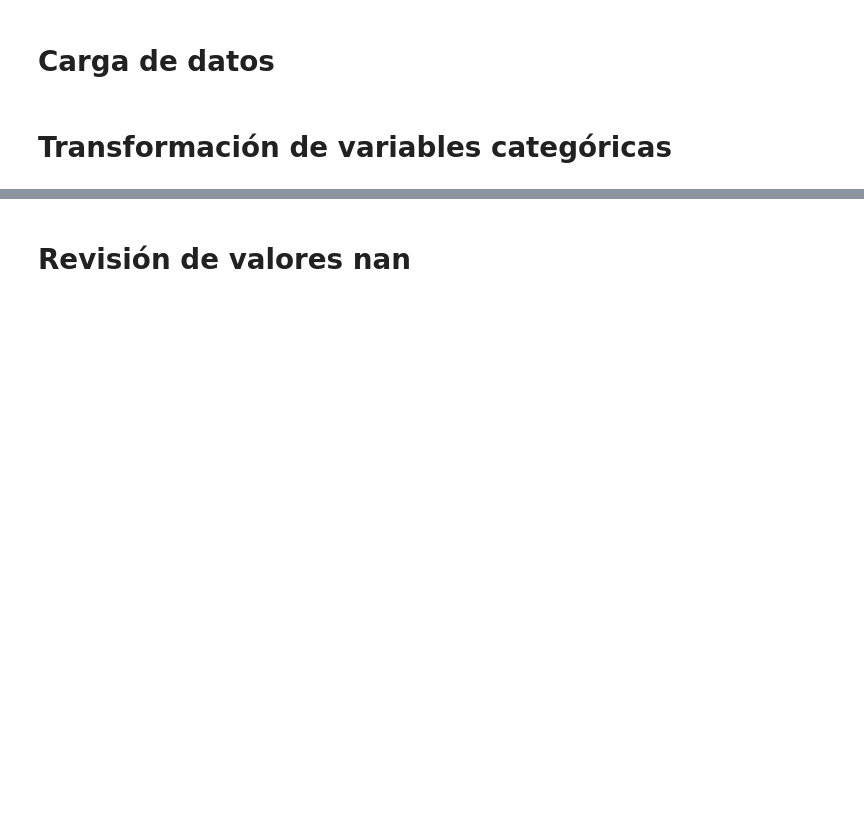
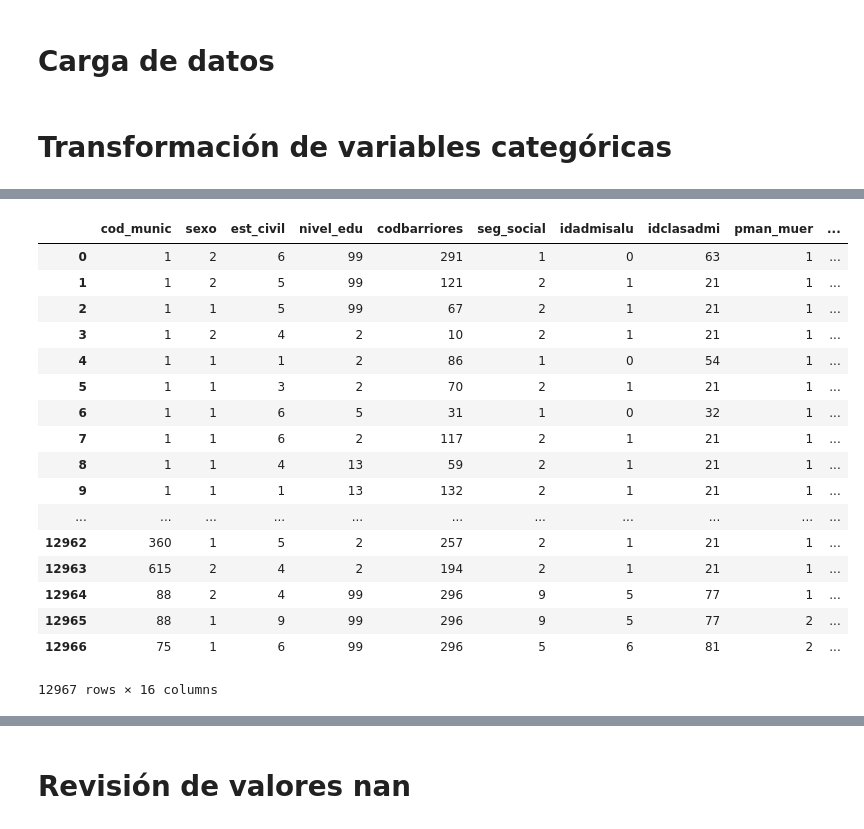
Before and after one commit to federovskys/Proyecto_Integrador_MachineLearning_MEData, a Jupyter notebook: defunciones_2015.ipynb, the cells around one changed output, grey strips where cells are left out. Saved outputs shown, nothing was run; the diff lists cells and outputs as text; code cells hidden in the pictures; blank space fills up the shorter version.

```diff
--- a/defunciones_2015.ipynb
+++ b/defunciones_2015.ipynb
@@ -61,0 +16,58 @@ df
+# %%
+from sklearn import preprocessing
+from collections import defaultdict
+
+df1 = df
+d = defaultdict(preprocessing.LabelEncoder)
+
+
+def SoloInt(X): #Método para saber si toda la columna es de int
+    #for j in range (len(X)):
+    if not(X.dtype == 'int64'):
+            return False
+    return True
+
+
+labels = []
+for c in datos:
+    labels.append(c)#Contiene todas las características de la base de datos
+
+
+for i in range (len(labels)):
+    if not (SoloInt(df[labels[i]])):
+        # Codificando la variable
+        df1[labels[i]] = df1[labels[i]].astype(str)
+        df1[labels[i]] = d[labels[i]].fit_transform(df[labels[i]])
+
+
+datosCodificados = df1
+
+for i in range (len(labels)):
+    if (labels[i] in d):
+        if isinstance(d[labels[i]].classes_[0], str):
+            index = np.where(d[labels[i]].classes_ == 'Nulo')[0]
+            datosCodificados[labels[i]].replace(index, np.nan , inplace = True)
+    else:
+        datosCodificados[labels[i]].replace(-1, np.nan , inplace = True)
+
+
+datosCodificados
+# %% [output]
+|  | cod_munic | sexo | est_civil | nivel_edu | codbarriores | seg_social | idadmisalu | idclasadmi | pman_muer | ... |
+| 0 | 1 | 2 | 6 | 99 | 291 | 1 | 0 | 63 | 1 | ... |
+| 1 | 1 | 2 | 5 | 99 | 121 | 2 | 1 | 21 | 1 | ... |
+| 2 | 1 | 1 | 5 | 99 | 67 | 2 | 1 | 21 | 1 | ... |
+| 3 | 1 | 2 | 4 | 2 | 10 | 2 | 1 | 21 | 1 | ... |
+| 4 | 1 | 1 | 1 | 2 | 86 | 1 | 0 | 54 | 1 | ... |
+| 5 | 1 | 1 | 3 | 2 | 70 | 2 | 1 | 21 | 1 | ... |
+| 6 | 1 | 1 | 6 | 5 | 31 | 1 | 0 | 32 | 1 | ... |
+| 7 | 1 | 1 | 6 | 2 | 117 | 2 | 1 | 21 | 1 | ... |
+| 8 | 1 | 1 | 4 | 13 | 59 | 2 | 1 | 21 | 1 | ... |
+| 9 | 1 | 1 | 1 | 13 | 132 | 2 | 1 | 21 | 1 | ... |
+| ... | ... | ... | ... | ... | ... | ... | ... | ... | ... | ... |
+| 12962 | 360 | 1 | 5 | 2 | 257 | 2 | 1 | 21 | 1 | ... |
+| 12963 | 615 | 2 | 4 | 2 | 194 | 2 | 1 | 21 | 1 | ... |
+| 12964 | 88 | 2 | 4 | 99 | 296 | 9 | 5 | 77 | 1 | ... |
+| 12965 | 88 | 1 | 9 | 99 | 296 | 9 | 5 | 77 | 2 | ... |
+| 12966 | 75 | 1 | 6 | 99 | 296 | 5 | 6 | 81 | 2 | ... |
+12967 rows × 16 columns
```
Also changed, not shown: parts of 14 cells of this notebook.
